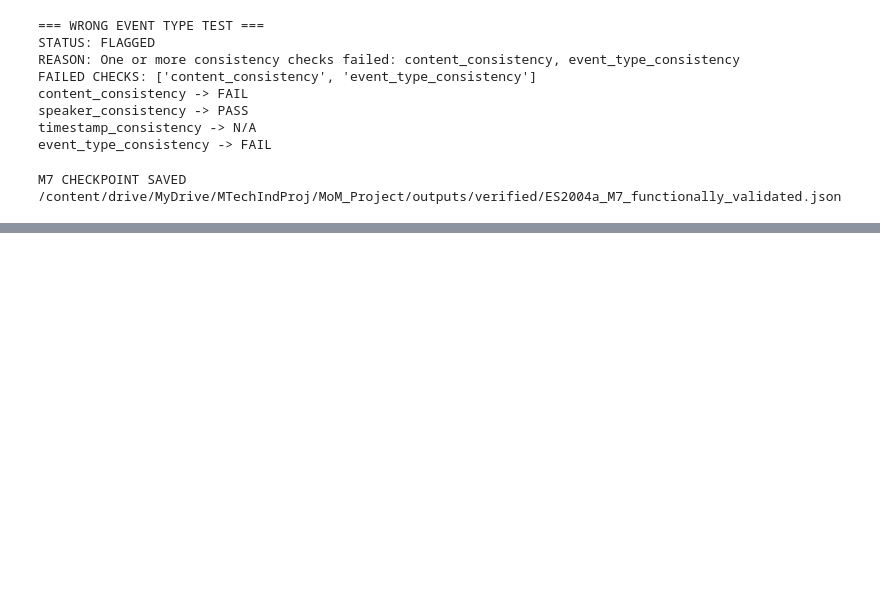
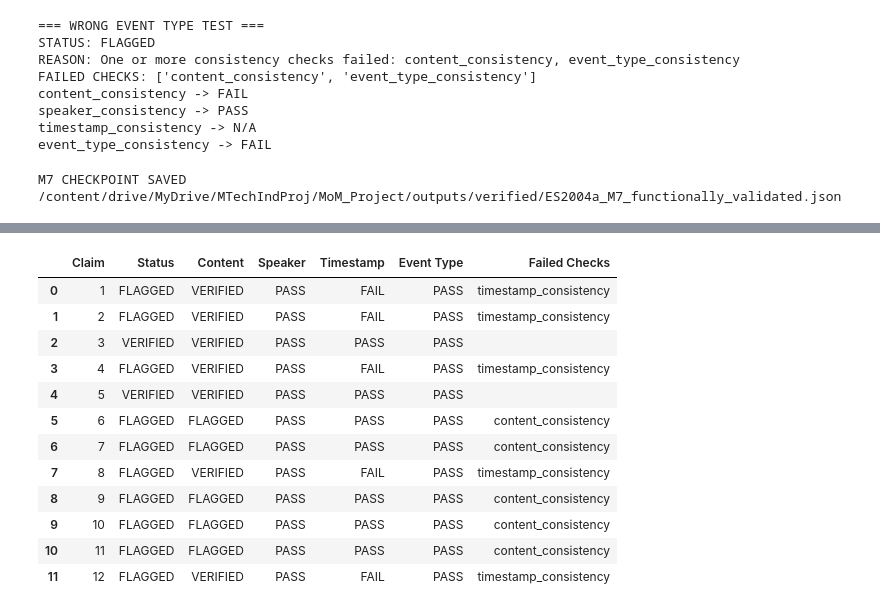
Before and after one commit to sksirfan/evidence-grounded-mom, a Jupyter notebook: 04_mom_generation/04_mom_generation.ipynb, the cells around one changed output, grey strips where cells are left out. Saved outputs shown, nothing was run; the diff lists cells and outputs as text; code cells hidden in the pictures; blank space fills up the shorter version.

```diff
--- a/04_mom_generation/04_mom_generation.ipynb
+++ b/04_mom_generation/04_mom_generation.ipynb
@@ -21365,0 +22078,7 @@ M7 CHECKPOINT SAVED
+# %%
+for claim_id, evidence_ids in reference_evidence_by_claim.items():
+    print(
+        f"Claim {claim_id}: "
+        f"{len(evidence_ids)} reference evidence items -> "
+        f"{evidence_ids}"
+    )
@@ -21365,0 +22450,9 @@ M7 CHECKPOINT SAVED
+# %%
+r = verification_results[0]
+
+print("Top-level keys:", r.keys())
+
+for key, value in r.items():
+    print("\n---", key, "---")
+    print(type(value))
+    print(value)
@@ -21365,0 +22477,56 @@ M7 CHECKPOINT SAVED
+# %%
+verification_summary = []
+
+for i, r in enumerate(verification_results):
+
+    claim = claims[i]
+    checks = r["checks"]
+
+    content_check = checks["content_consistency"]
+    content_status = content_check["details"]["status"]
+
+    speaker_status = (
+        "PASS"
+        if checks["speaker_consistency"]["passed"]
+        else "FAIL"
+    )
+
+    timestamp_status = (
+        "PASS"
+        if checks["timestamp_consistency"]["passed"]
+        else "FAIL"
+    )
+
+    event_status = (
+        "PASS"
+        if checks["event_type_consistency"]["passed"]
+        else "FAIL"
+    )
+
+    verification_summary.append({
+        "Claim": claim["claim_id"],
+        "Status": r["status"],
+        "Content": content_status,
+        "Speaker": speaker_status,
+        "Timestamp": timestamp_status,
+        "Event Type": event_status,
+        "Failed Checks": ", ".join(r["failed_checks"])
+    })
+
+verification_df = pd.DataFrame(verification_summary)
+
+display(verification_df)
+# %% [output]
+|  | Claim | Status | Content | Speaker | Timestamp | Event Type | Failed Checks |
+| 0 | 1 | FLAGGED | VERIFIED | PASS | FAIL | PASS | timestamp_consistency |
+| 1 | 2 | FLAGGED | VERIFIED | PASS | FAIL | PASS | timestamp_consistency |
+| 2 | 3 | VERIFIED | VERIFIED | PASS | PASS | PASS |  |
+| 3 | 4 | FLAGGED | VERIFIED | PASS | FAIL | PASS | timestamp_consistency |
+| 4 | 5 | VERIFIED | VERIFIED | PASS | PASS | PASS |  |
+| 5 | 6 | FLAGGED | FLAGGED | PASS | PASS | PASS | content_consistency |
+| 6 | 7 | FLAGGED | FLAGGED | PASS | PASS | PASS | content_consistency |
+| 7 | 8 | FLAGGED | VERIFIED | PASS | FAIL | PASS | timestamp_consistency |
+| 8 | 9 | FLAGGED | FLAGGED | PASS | PASS | PASS | content_consistency |
+| 9 | 10 | FLAGGED | FLAGGED | PASS | PASS | PASS | content_consistency |
+| 10 | 11 | FLAGGED | FLAGGED | PASS | PASS | PASS | content_consistency |
+| 11 | 12 | FLAGGED | VERIFIED | PASS | FAIL | PASS | timestamp_consistency |
```
Also changed, not shown: parts of 120 cells of this notebook, 8 other files.
